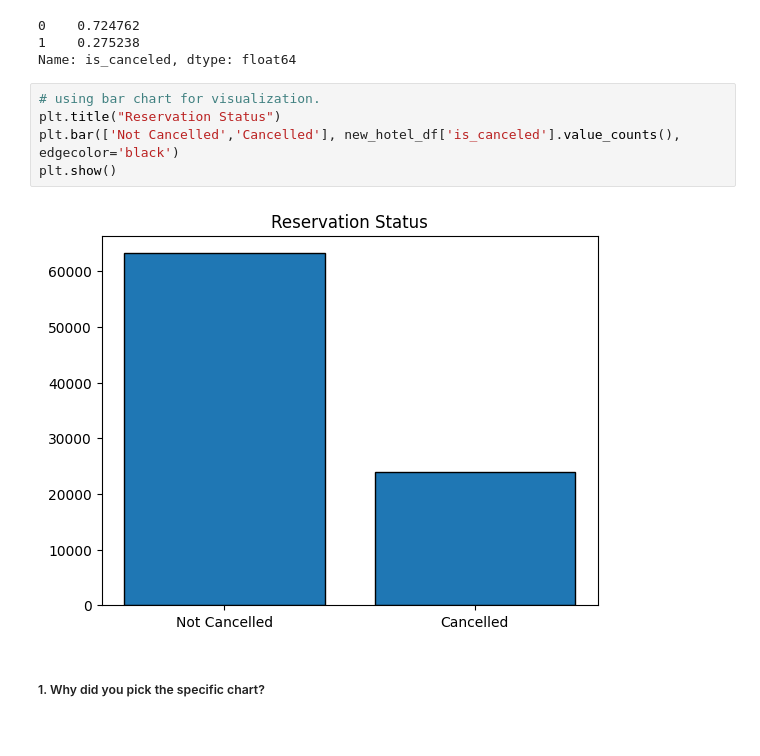
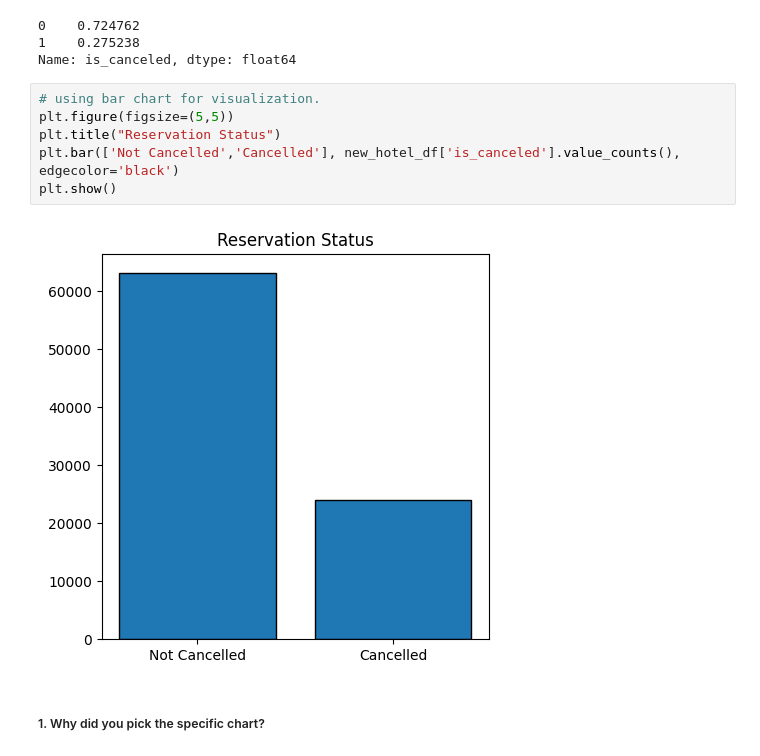
Before and after one commit to meenakshimalik433/Hotel-Booking-Analysis, a Jupyter notebook: Capstone_project_Hotel_Booking_Analysis.ipynb, the cells around one changed output. Saved outputs shown, nothing was run; the diff lists cells and outputs as text.

```diff
--- a/Capstone_project_Hotel_Booking_Analysis.ipynb
+++ b/Capstone_project_Hotel_Booking_Analysis.ipynb
@@ -813,11 +833,12 @@ print(canceled_per)
 Name: is_canceled, dtype: float64
 # %%
 # using bar chart for visualization.
+plt.figure(figsize=(5,5))
 plt.title("Reservation Status")
 plt.bar(['Not Cancelled','Cancelled'], new_hotel_df['is_canceled'].value_counts(), edgecolor='black')
 plt.show()
 # %% [output]
-[figure, old version]
+[figure, new version]
 # %% [markdown]
 ##### 1. Why did you pick the specific chart?
 # %% [markdown]
```
Also changed, not shown: parts of 17 cells of this notebook.
